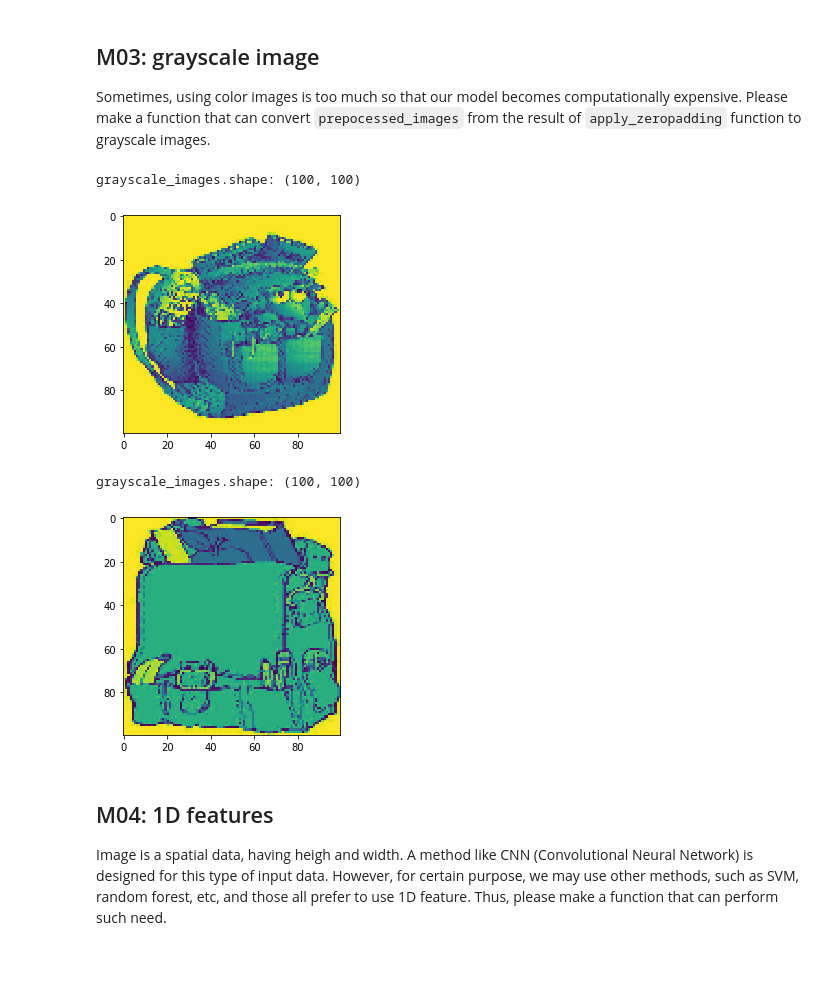
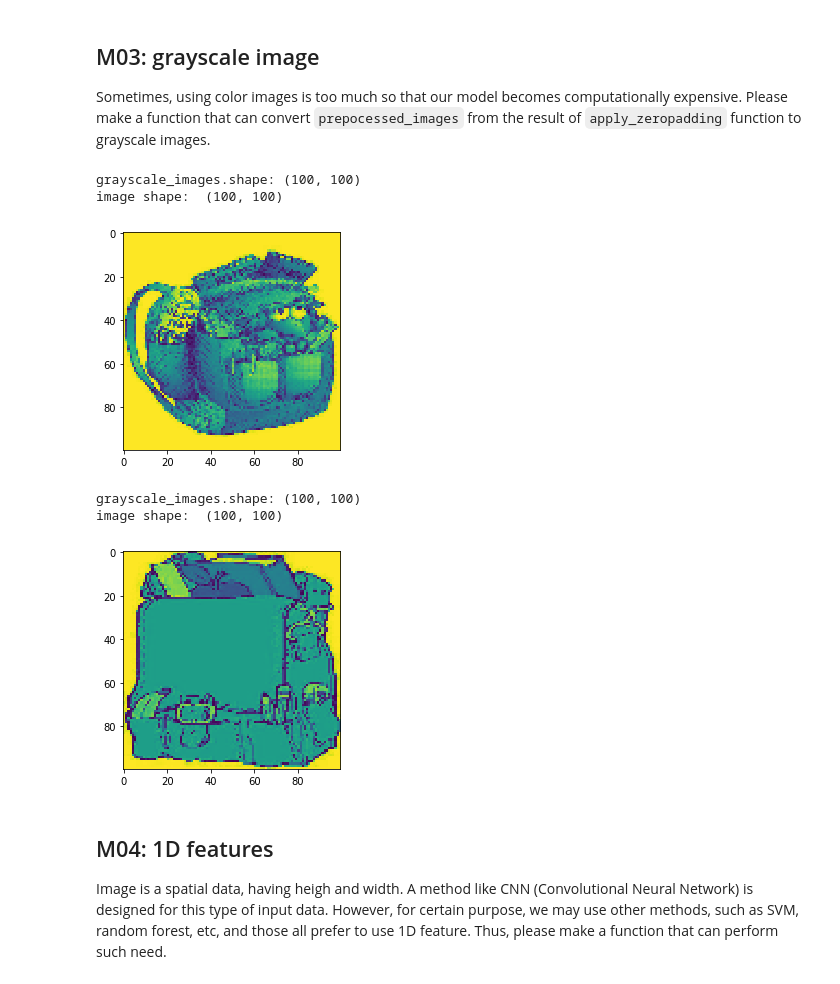
Before and after one commit to Kumaken/data-science-and-data-mining, a Jupyter notebook: Hands-ons/W4/H4/W04_13517068_Abel_Stanley.ipynb, the cells around one changed output. Drawn from its saved outputs; the diff is of its cells as text; code cells hidden in the pictures.

Commit message:
fixed color conversion and show image outputs for every tasks

```diff
--- a/Hands-ons/W4/H4/W04_13517068_Abel_Stanley.ipynb
+++ b/Hands-ons/W4/H4/W04_13517068_Abel_Stanley.ipynb
@@ -83,8 +83,9 @@ def read_and_show(image_path):
     plt.show()
 
 def show_image(img):
-    img = cv2.cvtColor(img, cv2.COLOR_BGR2RGB) # convert BGR to RGB
+    # img = cv2.cvtColor(img, cv2.COLOR_BGR2RGB) # convert BGR to RGB
                                                # (matplotlib use RGB format)
+    print("image shape: ", img.shape)
     plt.imshow(img)
     plt.show()
 
@@ -158,7 +163,7 @@ def apply_zeropadding(img_path, size=(100, 100)):
     b. Please show first-two prepocessed_images with their sizes.
        Make sure that both sizes are same.
     '''
-    raw_imgs = [cv2.resize(cv2.imread(image), size) for image in img_path]
+    raw_imgs = [ cv2.cvtColor(cv2.resize(cv2.imread(image), size) ,cv2.COLOR_BGR2RGB) for image in img_path]
     prepocessed_images = []
 
     for img in raw_imgs:
@@ -181,6 +186,8 @@ def apply_zeropadding(img_path, size=(100, 100)):
     print("prepocessed_images.shape:", prepocessed_images.shape)
     return prepocessed_images
 
-img_padded = apply_zeropadding(file_path)
+imgs_padded = apply_zeropadding(file_path)
+show_image(imgs_padded[0])
+show_image(imgs_padded[1])
 # %% [output]
 prepocessed_images.shape: (150, 100, 100, 3)
@@ -190,35 +201,35 @@ Sometimes, using color images is too much so that our model becomes computationa
 # %%
 def convert_to_grayscale(input):
     '''
     parameter:
     a. input: "prepocessed_images" variable from the result of
               "apply_zeropadding" function.
 
     return:
     a. grayscale_images = 4D numpy array with the size of
                           (150,  100, 100, 1).
     HINT: use "cv2.cvtColor" API
 
     Tasks:
     a. After finishing this function, use the function and show
        first-two "grayscale_images".
     '''
-    grayscale_images = cv2.cvtColor(input, cv2.COLOR_BGR2GRAY)
+    grayscale_images = cv2.cvtColor(input, cv2.COLOR_RGB2GRAY)
     print("grayscale_images.shape:", grayscale_images.shape)
     return grayscale_images
 
 gray_1 = convert_to_grayscale(img_padded[0])
-plt.imshow(gray_1)
-plt.show()
+show_image(gray_1)
 
 gray_2 = convert_to_grayscale(img_padded[1])
-plt.imshow(gray_2)
-plt.show()
+show_image(gray_2)
 # %% [output]
 grayscale_images.shape: (100, 100)
+image shape:  (100, 100)
-[figure, old version]
+[figure, new version]
 grayscale_images.shape: (100, 100)
+image shape:  (100, 100)
-[figure, old version]
+[figure, new version]
 # %% [markdown]
 ## M04: 1D features
 Image is a spatial data, having heigh and width. A method like CNN (Convolutional Neural Network) is designed for this type of input data. However, for certain purpose, we may use other methods, such as SVM, random forest, etc, and those all prefer to use 1D feature. Thus, please make a function that can perform such need.
```
Also changed, not shown: parts of 4 cells of this notebook.
